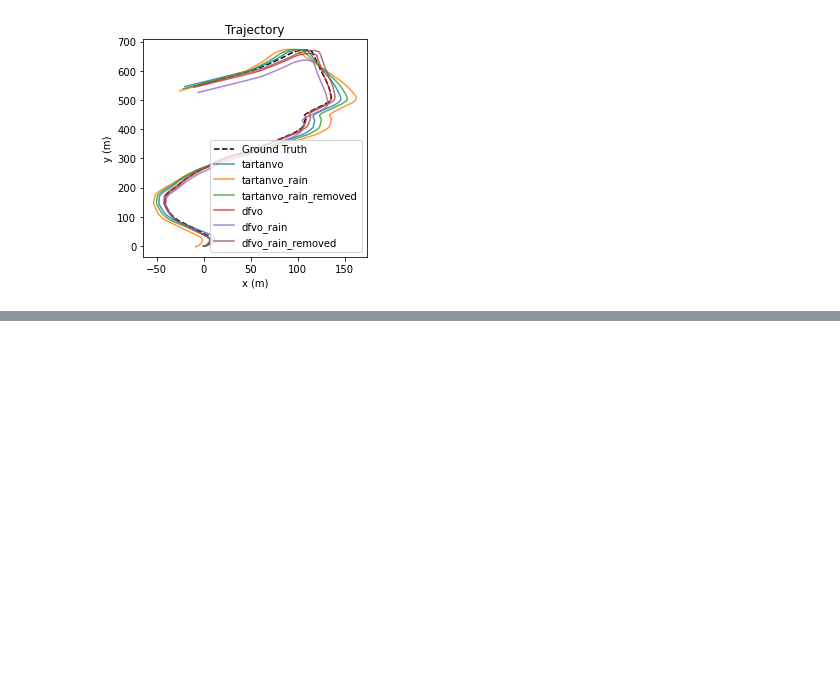
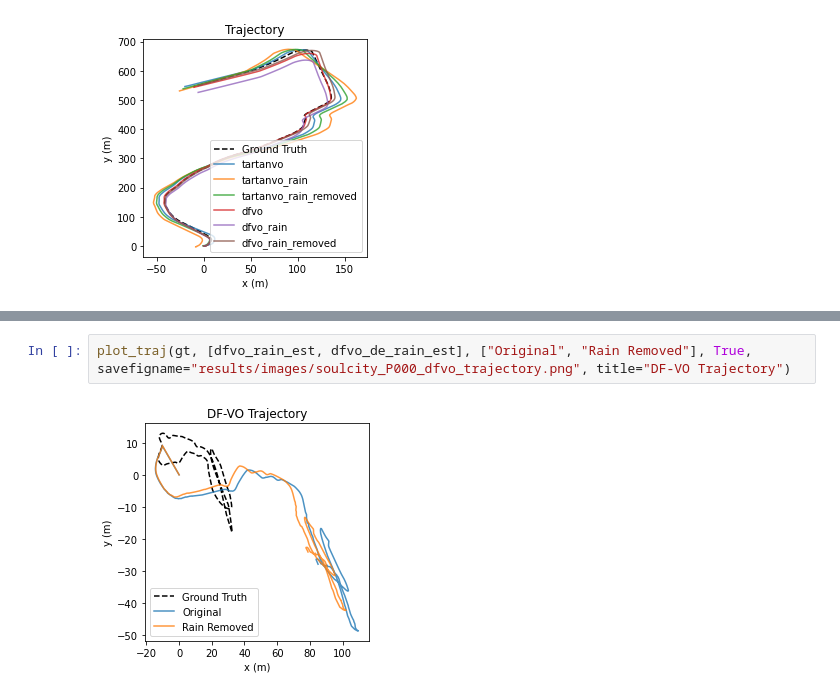
Before and after one commit to ztonege/CMU_16-833_SLAM_Final, a Jupyter notebook: TartanVO/plot_and_evaluate.ipynb, the cells around one changed output, grey strips where cells are left out. Saved outputs shown, nothing was run; the diff lists cells and outputs as text; blank space fills up the shorter version.

```diff
--- a/TartanVO/plot_and_evaluate.ipynb
+++ b/TartanVO/plot_and_evaluate.ipynb
@@ -69,0 +93,4 @@ for est_poses, name in zip([tartanvo_est, tartanvo_rain_est, tartanvo_de_rain_es
+# %%
+plot_traj(gt, [dfvo_rain_est, dfvo_de_rain_est], ["Original", "Rain Removed"], True, savefigname="results/images/soulcity_P000_dfvo_trajectory.png", title="DF-VO Trajectory")
+# %% [output]
+[figure, added]
```
Also changed, not shown: parts of 15 cells of this notebook.
